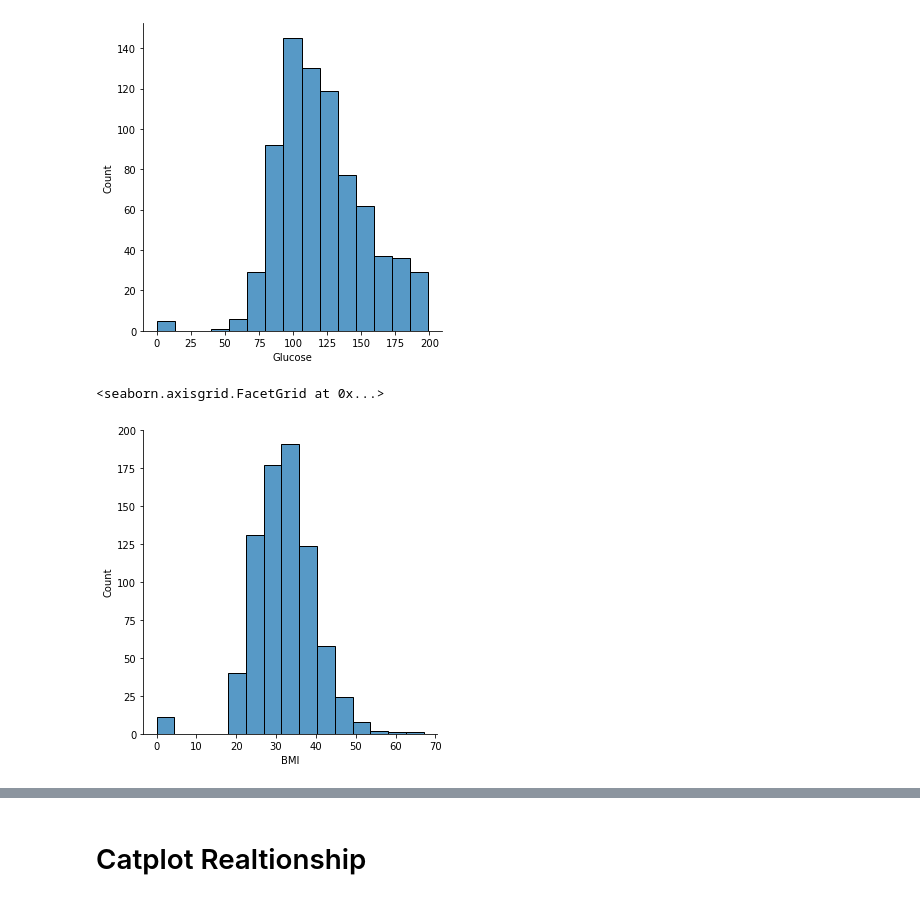
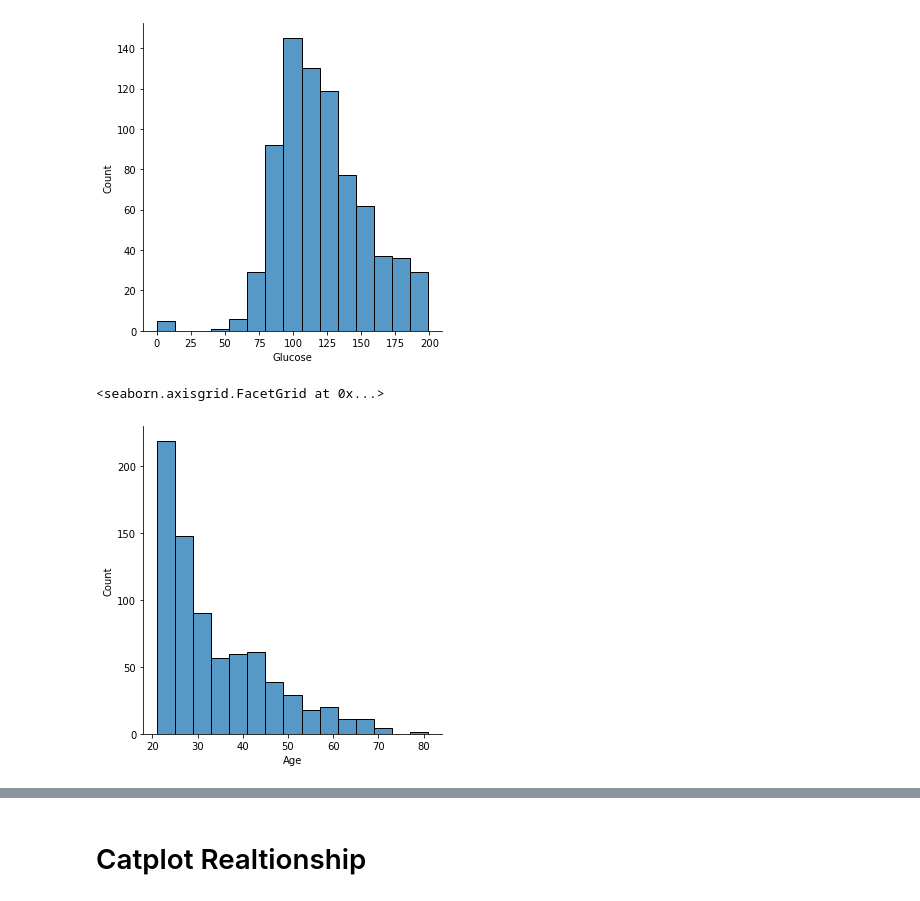
Before and after one commit to NafisTanjim/Diabetes-Prediction, a Jupyter notebook: MY ML.ipynb, the cells around one changed output, grey strips where cells are left out. Cells and saved outputs as stored; diff of their text form; code cells hidden in the pictures.

```diff
--- a/MY ML.ipynb
+++ b/MY ML.ipynb
@@ -118,5 +208,5 @@ dtype: int64
 # %%
-diabetes = data.drop(['Pregnancies','Age'], axis=1)
+diabetes = data.drop(['SkinThickness','Pregnancies','BloodPressure'], axis=1)
 # %%
 diabetes.head()
 # %% [output]
@@ -224,7 +428,7 @@ sns.displot(diabetes['Glucose'], bins=15)
 <seaborn.axisgrid.FacetGrid at 0x...>
 [figure]
 # %%
-sns.displot(diabetes['BMI'], bins=15)
+sns.displot(diabetes['Age'], bins=15)
 # %% [output]
 <seaborn.axisgrid.FacetGrid at 0x...>
-[figure, old version]
+[figure, new version]
```
Also changed, not shown: parts of 108 cells of this notebook.
